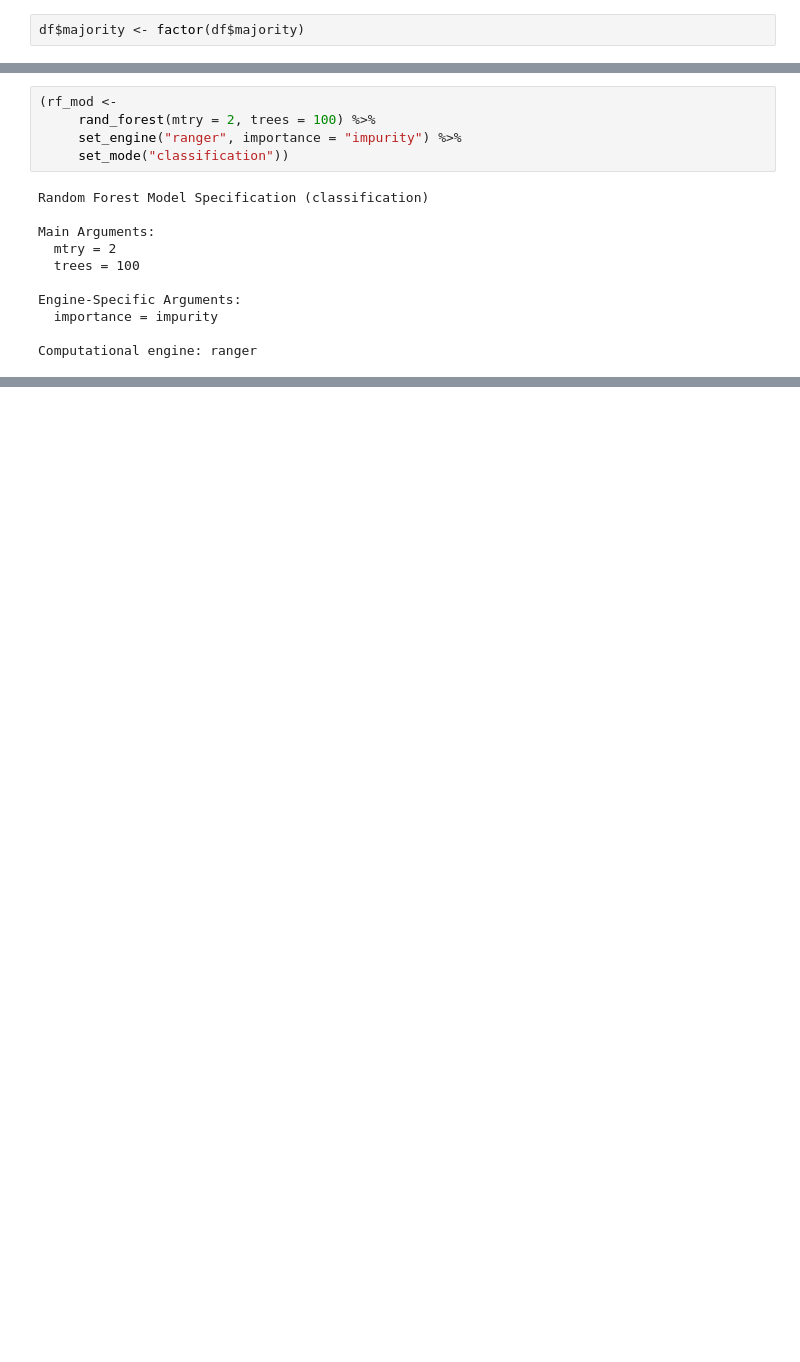
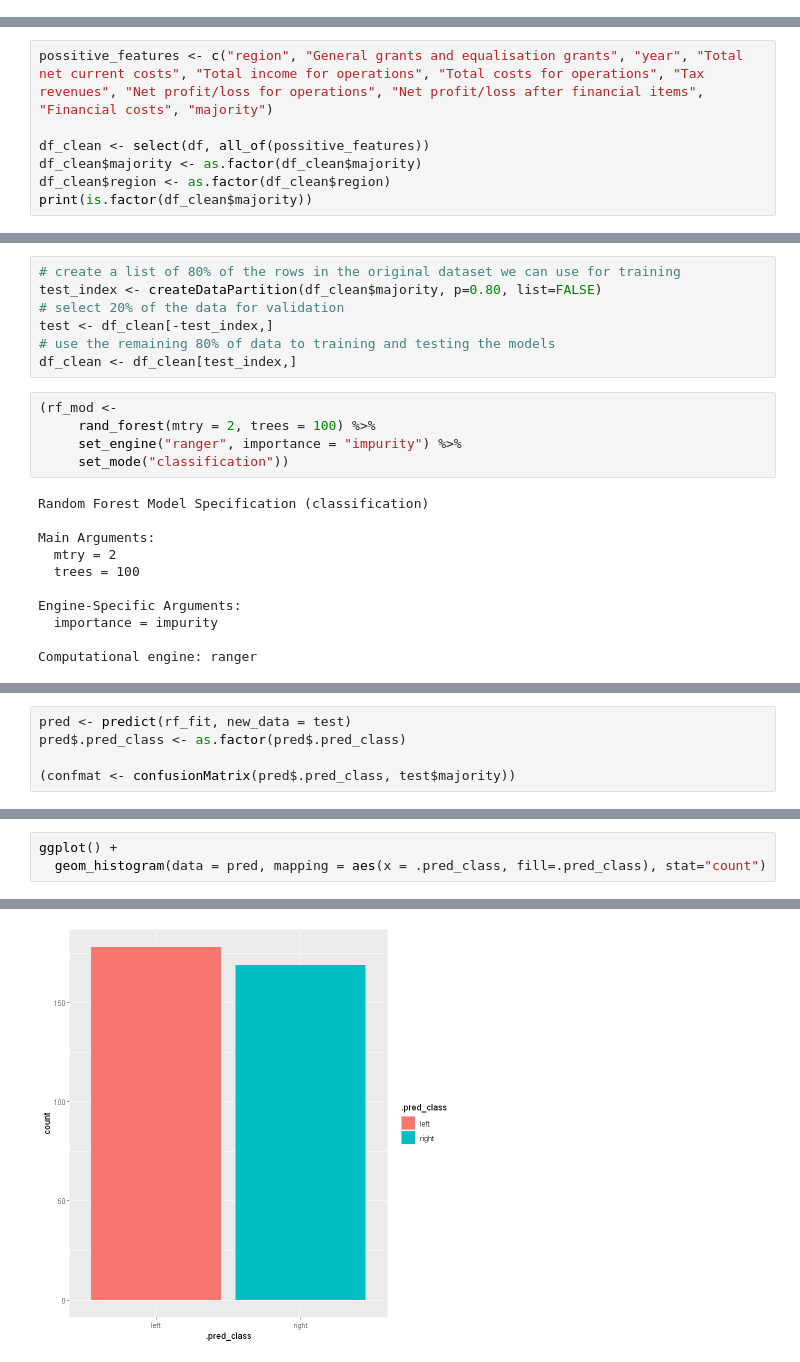
Before and after one commit to Keno-git/DS_assigment1, a Jupyter notebook: Assignment_2/Assignment_2.ipynb, the cells around one changed output, grey strips where cells are left out. Drawn from its saved outputs; the diff is of its cells as text; blank space fills up the shorter version.

```diff
--- a/Assignment_2/Assignment_2.ipynb
+++ b/Assignment_2/Assignment_2.ipynb
@@ -397,2 +399,0 @@ colnames(df) <- new_colnames
-# %%
-df$majority <- factor(df$majority)
@@ -406,0 +461,7 @@ test_df <- df_clean[-train_indices, ]
+# %%
+possitive_features <- c("region", "General grants and equalisation grants", "year", "Total net current costs", "Total income for operations", "Total costs for operations", "Tax revenues", "Net profit/loss for operations", "Net profit/loss after financial items", "Financial costs", "majority")
+
+df_clean <- select(df, all_of(possitive_features))
+df_clean$majority <- as.factor(df_clean$majority)
+df_clean$region <- as.factor(df_clean$region)
+print(is.factor(df_clean$majority))
@@ -407,3 +470,10 @@ test_df <- df_clean[-train_indices, ]
+# %%
+# create a list of 80% of the rows in the original dataset we can use for training
+test_index <- createDataPartition(df_clean$majority, p=0.80, list=FALSE)
+# select 20% of the data for validation
+test <- df_clean[-test_index,]
+# use the remaining 80% of data to training and testing the models
+df_clean <- df_clean[test_index,]
 # %%
 (rf_mod <-
      rand_forest(mtry = 2, trees = 100) %>%
@@ -453,0 +512,5 @@ ERROR: Error in print(confusions_matrix): object 'confusions_matrix' not found
+# %%
+pred <- predict(rf_fit, new_data = test)
+pred$.pred_class <- as.factor(pred$.pred_class)
+
+(confmat <- confusionMatrix(pred$.pred_class, test$majority))
@@ -453,0 +535,4 @@ ERROR: Error in print(confusions_matrix): object 'confusions_matrix' not found
+# %%
+ggplot() +
+  geom_histogram(data = pred, mapping = aes(x = .pred_class, fill=.pred_class), stat="count")
+# %% [output]
@@ -453,0 +541 @@ ERROR: Error in print(confusions_matrix): object 'confusions_matrix' not found
+[figure, added]
```
Also changed, not shown: parts of 26 cells of this notebook.
